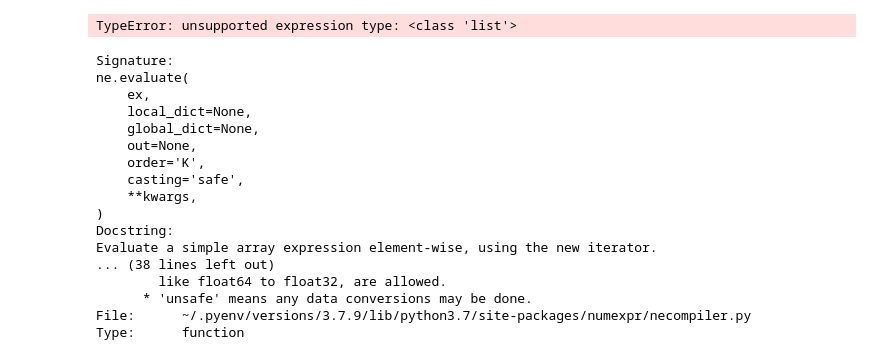
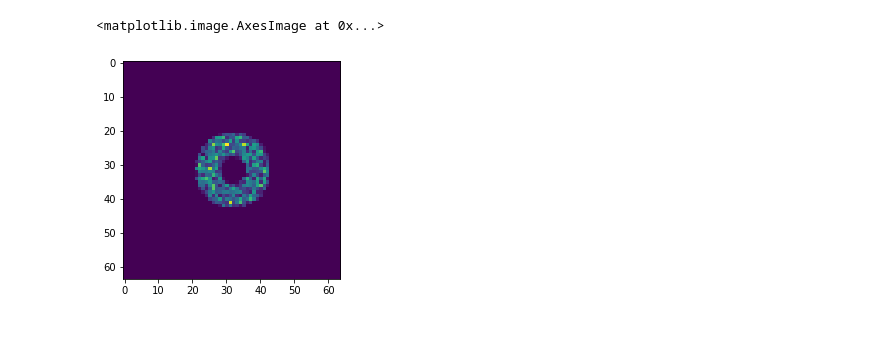
Before and after one commit to pigsboss/pimms, a Jupyter notebook: notes/raytracing.ipynb, the cells around one changed output. Drawn from its saved outputs; the diff is of its cells as text; code cells hidden in the pictures; blank space fills up the shorter version.

```diff
--- a/notes/raytracing.ipynb
+++ b/notes/raytracing.ipynb
@@ -101,6 +35,6 @@ p.intersect(trace[4][:500])
 # %%
 s=op.LightSource((np.pi,np.deg2rad(5./60.),np.inf))
-p,q=s(assembly.get_entrance(), 10000, 1e-3)
+p,q=s(assembly.get_entrance(), 1000000, 1e-3)
 # %%
-timeit trace,seq=assembly.trace(q,steps=6)
+trace,seq=assembly.trace(q,steps=6)
 # %% [output]
@@ -116,24 +64,10 @@ import numexpr as ne
-# %%
-ne.evaluate('[rx**2., ry**2., rz**2.]',local_dict={'rx':r[0],'ry':r[1],'rz':r[2]})
-# %% [output]
-TypeError: unsupported expression type: <class 'list'>
-# %%
-ne.evaluate?
-# %% [output]
-Signature:
-ne.evaluate(
-    ex,
-    local_dict=None,
-    global_dict=None,
-    out=None,
-    order='K',
-    casting='safe',
-    **kwargs,
-)
-Docstring:
-Evaluate a simple array expression element-wise, using the new iterator.
-... (38 lines left out)
-        like float64 to float32, are allowed.
-      * 'unsafe' means any data conversions may be done.
-File:      ~/.pyenv/versions/3.7.9/lib/python3.7/site-packages/numexpr/necompiler.py
-Type:      function
+# %%
+dets=assembly.get_detectors()
+# %%
+for i in range(1000):
+    p,q=s(assembly.get_entrance(), 1000, 1.)
+    trace,seq=assembly.trace(q,steps=6)
+plt.imshow(dets[0].readout(clear_buffer=False)[0])
+# %% [output]
+<matplotlib.image.AxesImage at 0x...>
+[figure, added]
```
Also changed, not shown: parts of 15 cells of this notebook, 1 other file.
